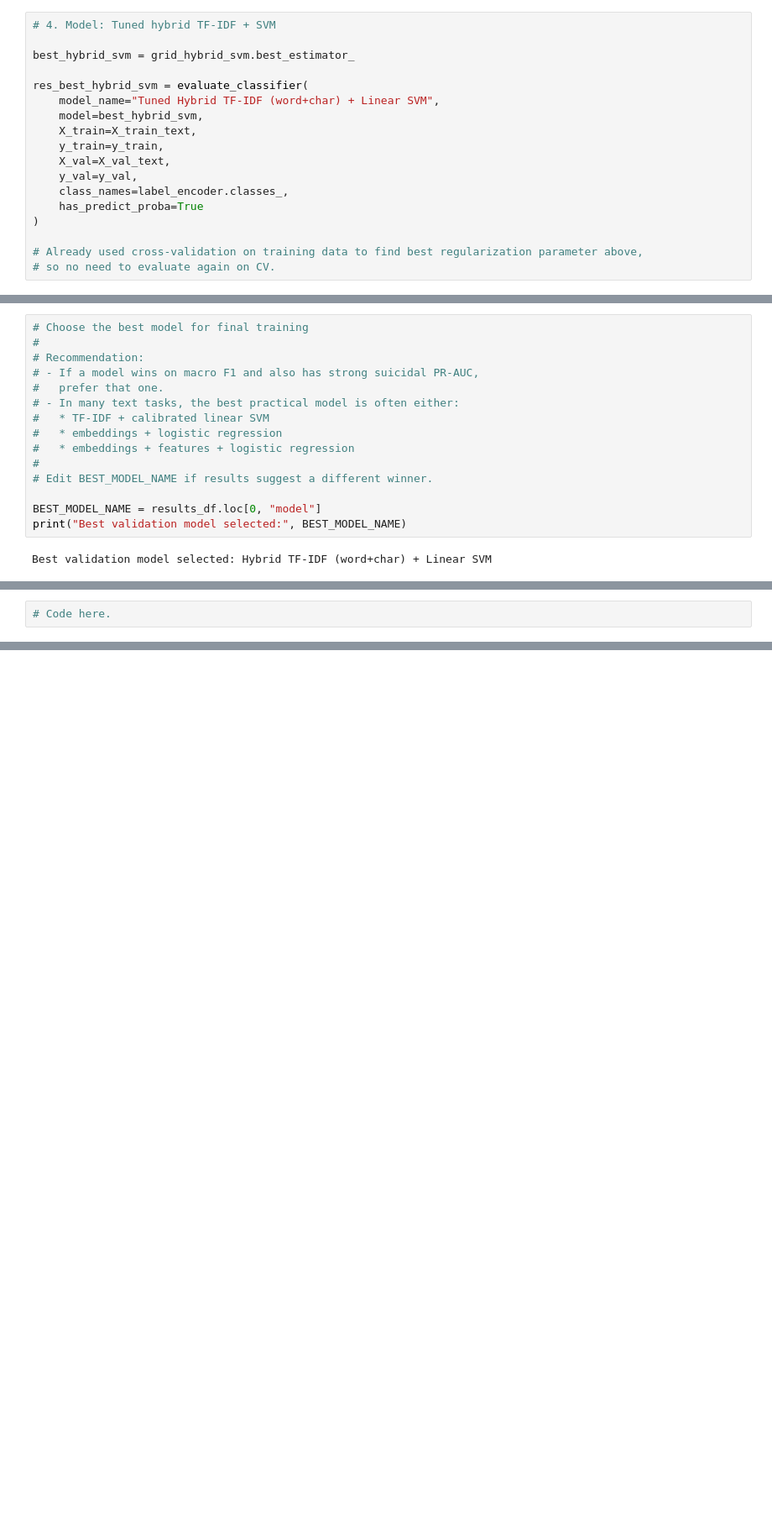
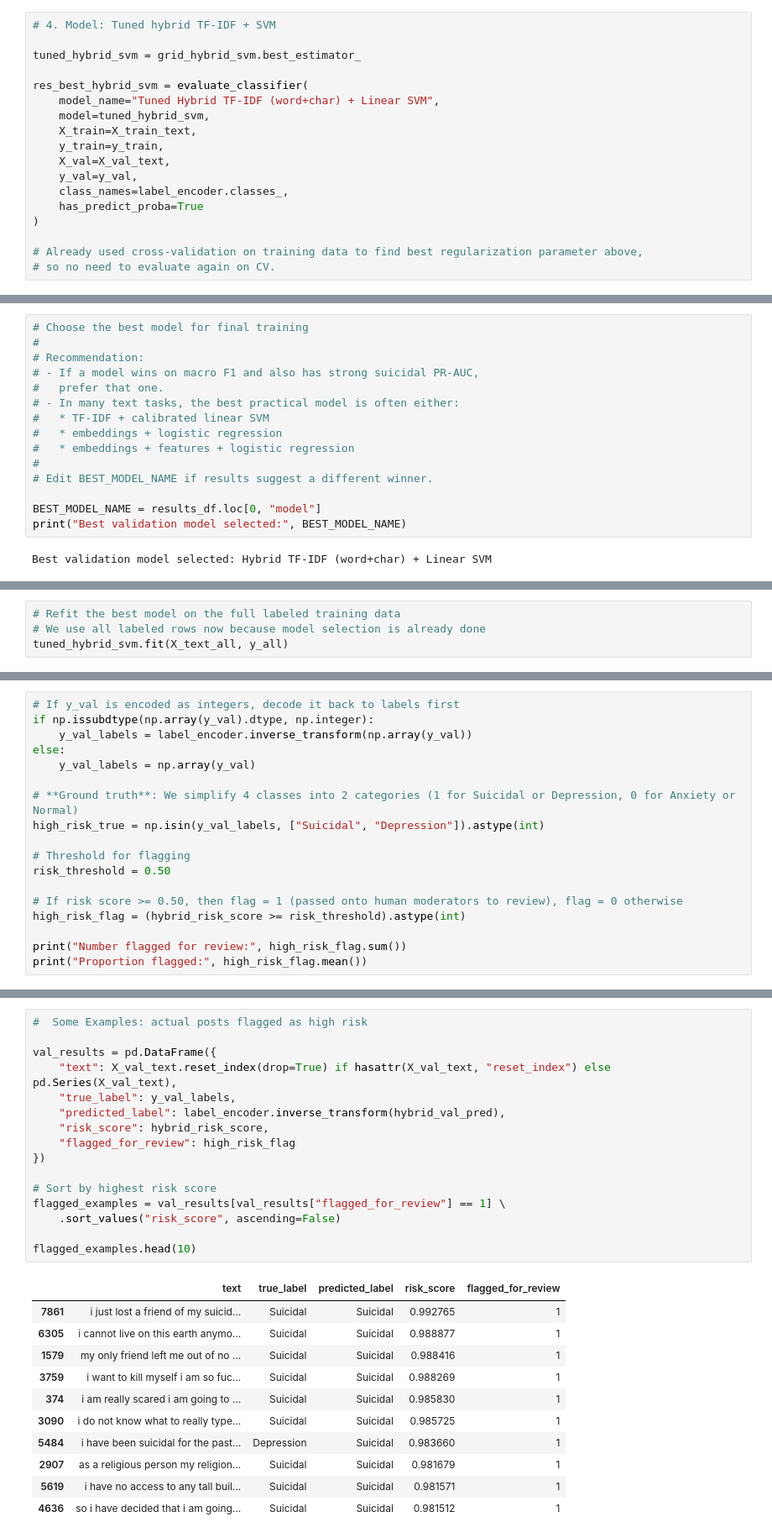
Before and after one commit to sy0203/ML_cf_mentalhealth, a Jupyter notebook: Code/modeling.ipynb, the cells around one changed output, grey strips where cells are left out. Shown at 84% size. Cells and saved outputs as stored; diff of their text form; blank space fills up the shorter version.

Commit message:
Final outline
From text cleaning to results (no BERT)

```diff
--- a/Code/modeling.ipynb
+++ b/Code/modeling.ipynb
@@ -930,11 +930,11 @@ Best cross-validated macro F1:
 # %%
 # 4. Model: Tuned hybrid TF-IDF + SVM
 
-best_hybrid_svm = grid_hybrid_svm.best_estimator_
+tuned_hybrid_svm = grid_hybrid_svm.best_estimator_
 
 res_best_hybrid_svm = evaluate_classifier(
     model_name="Tuned Hybrid TF-IDF (word+char) + Linear SVM",
-    model=best_hybrid_svm,
+    model=tuned_hybrid_svm,
     X_train=X_train_text,
     y_train=y_train,
     X_val=X_val_text,
@@ -1578,2 +1963,4 @@ Best validation model selected: Hybrid TF-IDF (word+char) + Linear SVM
 # %%
-# Code here.
+# Refit the best model on the full labeled training data
+# We use all labeled rows now because model selection is already done
+tuned_hybrid_svm.fit(X_text_all, y_all)
@@ -1814,0 +2081,18 @@ if RUN_BERT:
+# %%
+# If y_val is encoded as integers, decode it back to labels first
+if np.issubdtype(np.array(y_val).dtype, np.integer):
+    y_val_labels = label_encoder.inverse_transform(np.array(y_val))
+else:
+    y_val_labels = np.array(y_val)
+
+# **Ground truth**: We simplify 4 classes into 2 categories (1 for Suicidal or Depression, 0 for Anxiety or Normal)
+high_risk_true = np.isin(y_val_labels, ["Suicidal", "Depression"]).astype(int)
+
+# Threshold for flagging
+risk_threshold = 0.50
+
+# If risk score >= 0.50, then flag = 1 (passed onto human moderators to review), flag = 0 otherwise
+high_risk_flag = (hybrid_risk_score >= risk_threshold).astype(int)
+
+print("Number flagged for review:", high_risk_flag.sum())
+print("Proportion flagged:", high_risk_flag.mean())
@@ -1814,0 +2169,28 @@ if RUN_BERT:
+# %%
+#  Some Examples: actual posts flagged as high risk
+
+val_results = pd.DataFrame({
+    "text": X_val_text.reset_index(drop=True) if hasattr(X_val_text, "reset_index") else pd.Series(X_val_text),
+    "true_label": y_val_labels,
+    "predicted_label": label_encoder.inverse_transform(hybrid_val_pred),
+    "risk_score": hybrid_risk_score,
+    "flagged_for_review": high_risk_flag
+})
+
+# Sort by highest risk score
+flagged_examples = val_results[val_results["flagged_for_review"] == 1] \
+    .sort_values("risk_score", ascending=False)
+
+flagged_examples.head(10)
+# %% [output]
+|  | text | true_label | predicted_label | risk_score | flagged_for_review |
+| 7861 | i just lost a friend of my suicid... | Suicidal | Suicidal | 0.992765 | 1 |
+| 6305 | i cannot live on this earth anymo... | Suicidal | Suicidal | 0.988877 | 1 |
+| 1579 | my only friend left me out of no ... | Suicidal | Suicidal | 0.988416 | 1 |
+| 3759 | i want to kill myself i am so fuc... | Suicidal | Suicidal | 0.988269 | 1 |
+| 374 | i am really scared i am going to ... | Suicidal | Suicidal | 0.985830 | 1 |
+| 3090 | i do not know what to really type... | Suicidal | Suicidal | 0.985725 | 1 |
+| 5484 | i have been suicidal for the past... | Depression | Suicidal | 0.983660 | 1 |
+| 2907 | as a religious person my religion... | Suicidal | Suicidal | 0.981679 | 1 |
+| 5619 | i have no access to any tall buil... | Suicidal | Suicidal | 0.981571 | 1 |
+| 4636 | so i have decided that i am going... | Suicidal | Suicidal | 0.981512 | 1 |
```
Also changed, not shown: parts of 77 cells of this notebook, 5 other files.
